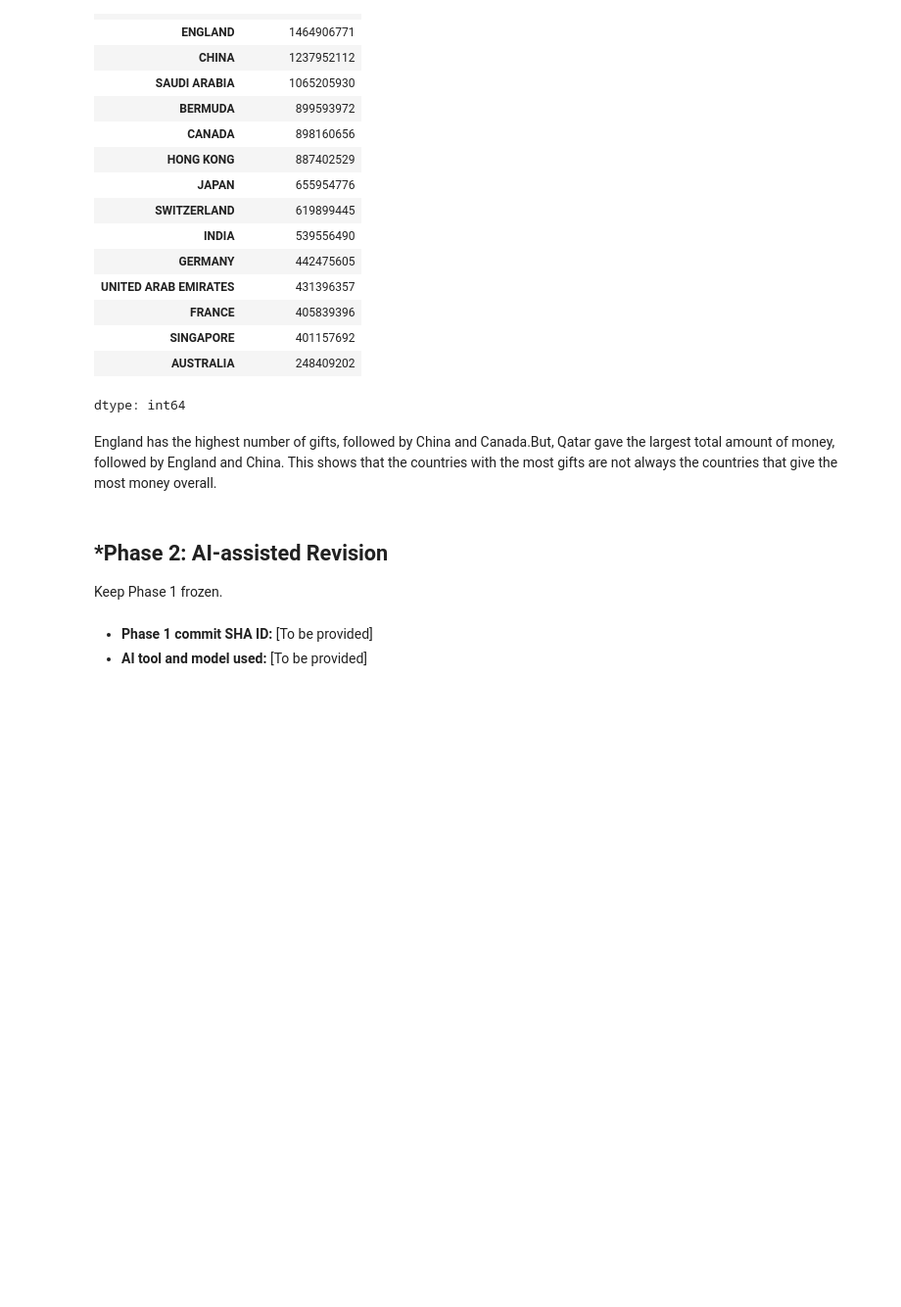
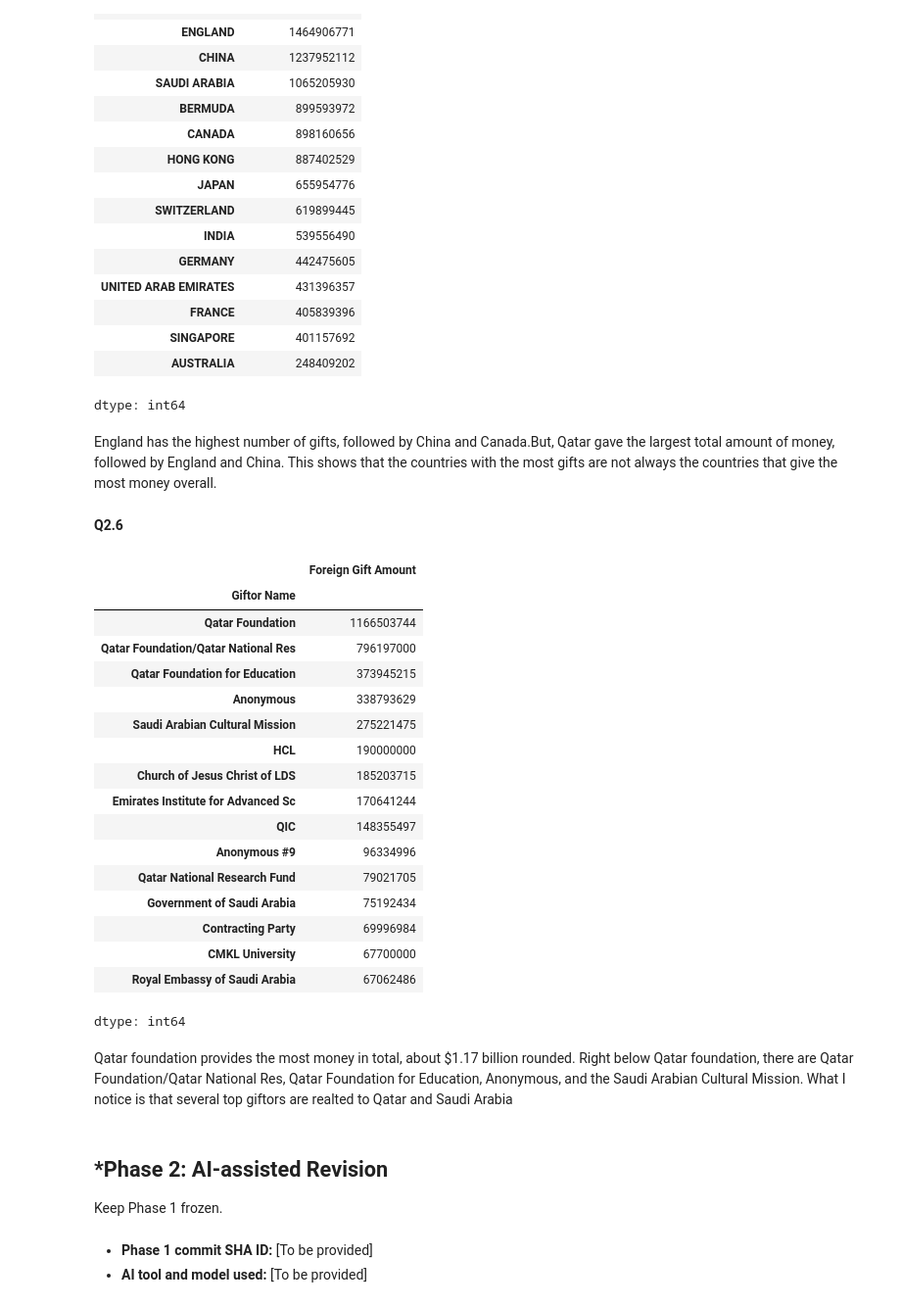
Before and after one commit to raffaellaalpaca-ai/A02-eda-and-visualization, a Jupyter notebook: notebook.ipynb, the cells around one changed output. Shown at 98% size. Cells and saved outputs as stored; diff of their text form; code cells hidden in the pictures; blank space fills up the shorter version.

```diff
--- a/notebook.ipynb
+++ b/notebook.ipynb
@@ -206,6 +206,33 @@ country_amount.sort_values(ascending=False).head(15)
 dtype: int64
 # %% [markdown]
 England has the highest number of gifts, followed by China and Canada.But, Qatar gave the largest total amount of money, followed by England and China. This shows that the countries with the most gifts are not always the countries that give the most money overall.
+# %% [markdown]
+**Q2.6**
+# %%
+#puts all rows together from the same giftor together
+giftor_amount = df.groupby("Giftor Name")["Foreign Gift Amount"].sum() #add money from each giftor
+giftor_amount.sort_values(ascending=False).head(15)
+# %% [output]
+|  | Foreign Gift Amount |
+| Giftor Name |  |
+| Qatar Foundation | 1166503744 |
+| Qatar Foundation/Qatar National Res | 796197000 |
+| Qatar Foundation for Education | 373945215 |
+| Anonymous | 338793629 |
+| Saudi Arabian Cultural Mission | 275221475 |
+| HCL | 190000000 |
+| Church of Jesus Christ of LDS | 185203715 |
+| Emirates Institute for Advanced Sc | 170641244 |
+| QIC | 148355497 |
+| Anonymous #9 | 96334996 |
+| Qatar National Research Fund | 79021705 |
+| Government of Saudi Arabia | 75192434 |
+| Contracting Party | 69996984 |
+| CMKL University | 67700000 |
+| Royal Embassy of Saudi Arabia | 67062486 |
+dtype: int64
+# %% [markdown]
+Qatar foundation provides the most money in total, about $1.17 billion rounded. Right below Qatar foundation, there are Qatar Foundation/Qatar National Res, Qatar Foundation for Education, Anonymous, and the Saudi Arabian Cultural Mission. What I notice is that several top giftors are realted to Qatar and Saudi Arabia
 # %% [markdown]
 ## *Phase 2: AI-assisted Revision
 Keep Phase 1 frozen.
```
